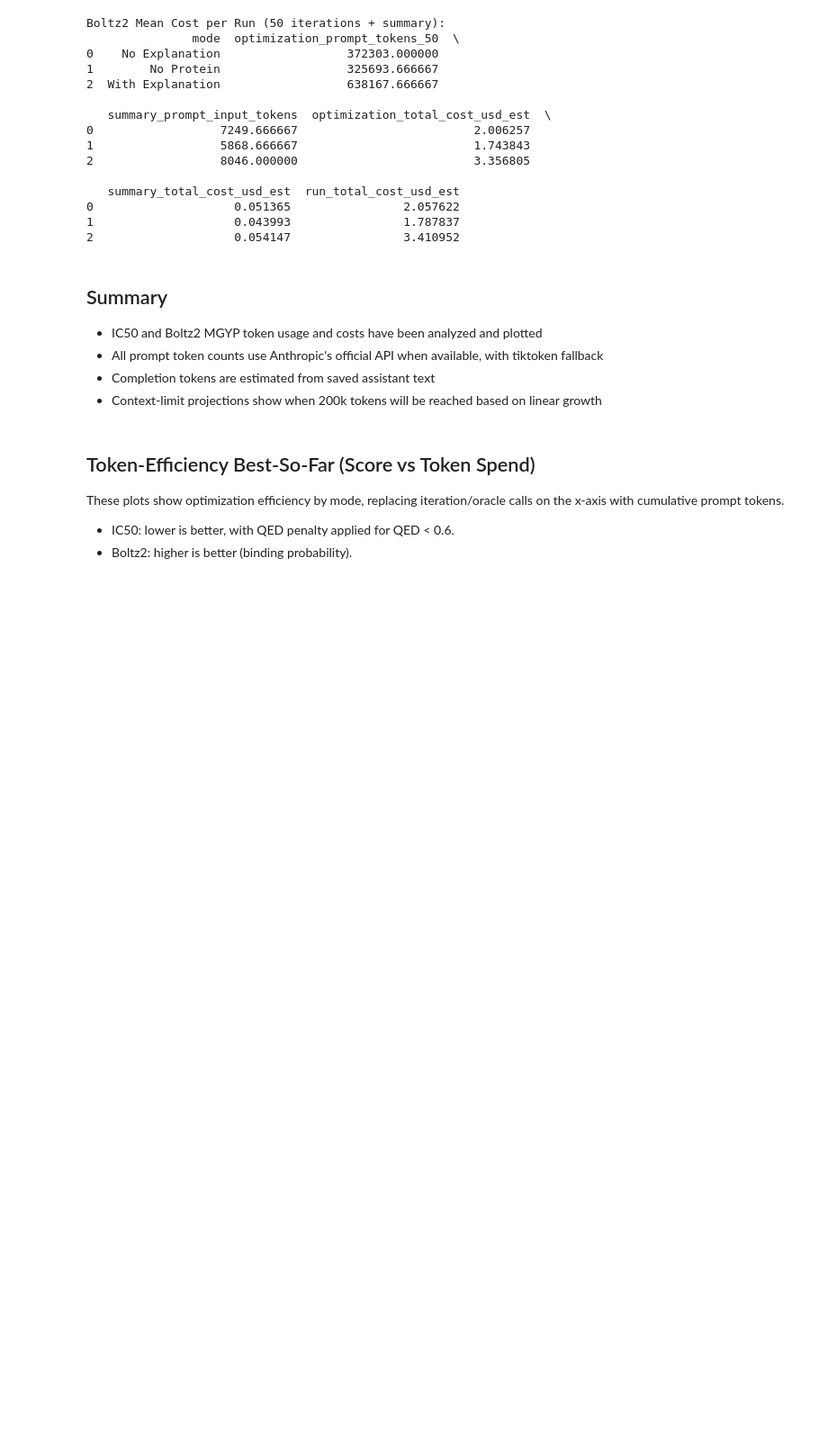
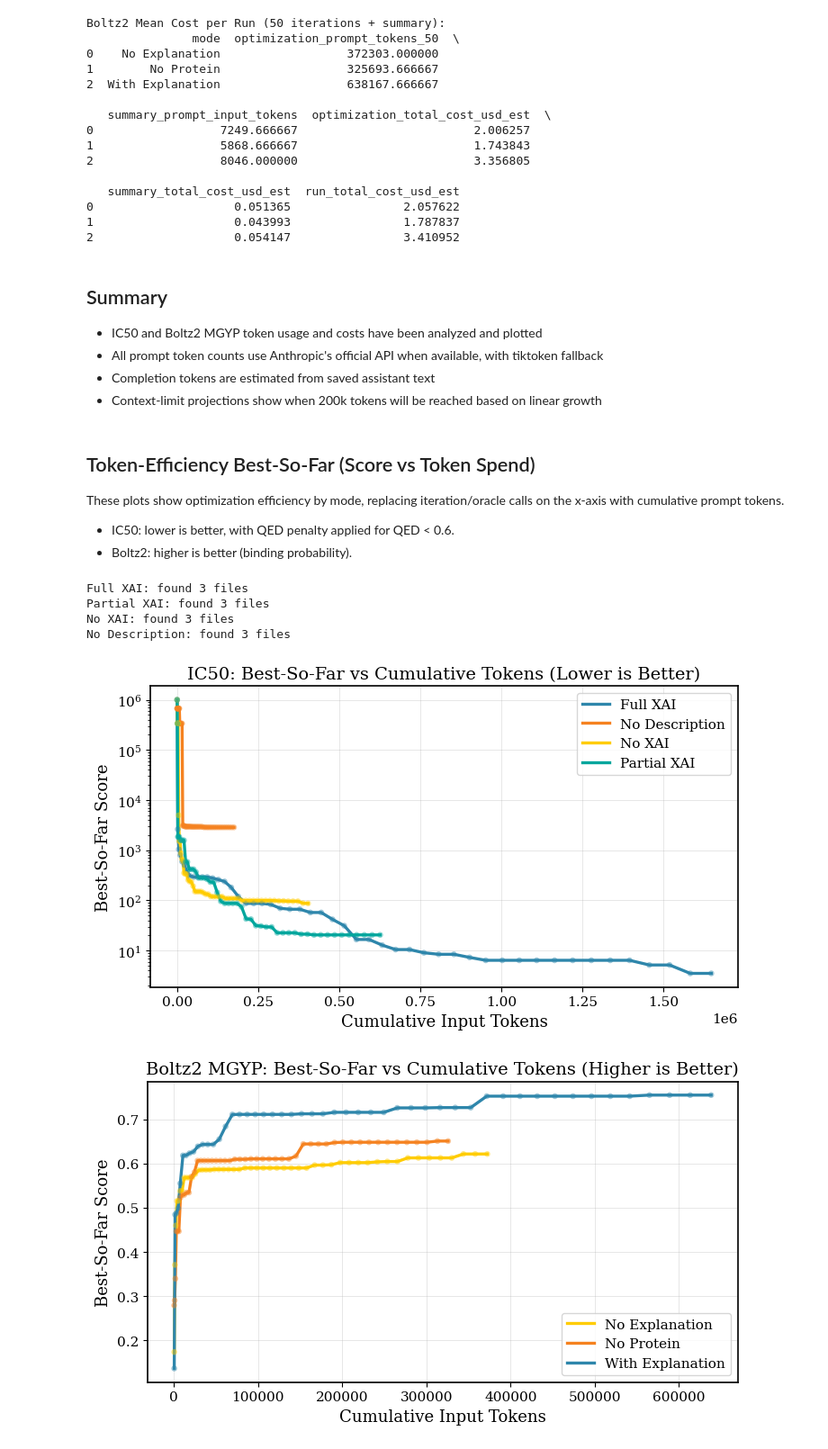
Before and after one commit to FabianKruger/molecule-optimization-agent, a Jupyter notebook: analysis/paper/ic50mpro_qed_boltz2_token_usage.ipynb, the cells around one changed output. Shown at 90% size. Saved outputs shown, nothing was run; the diff lists cells and outputs as text; code cells hidden in the pictures; blank space fills up the shorter version.

```diff
--- a/analysis/paper/ic50mpro_qed_boltz2_token_usage.ipynb
+++ b/analysis/paper/ic50mpro_qed_boltz2_token_usage.ipynb
@@ -555,6 +556,8 @@ def best_so_far_vs_tokens(
     title: str,
     higher_is_better: bool,
     fig_name: str,
+    log_y: bool = False,
+    marker_alpha: float = 0.45,
 ) -> pd.DataFrame:
     work = df[df["iteration"] <= MAX_ITERATIONS_FOR_COST].copy()
     work = work.sort_values(["mode", "run_id", "iteration"])
@@ -583,6 +586,22 @@ def best_so_far_vs_tokens(
         linewidth=2.4,
         ax=ax,
     )
+
+    # Add semi-transparent markers so iteration-wise progression is visible.
+    for mode, mode_df in curve.groupby("mode", sort=False):
+        ax.scatter(
+            mode_df["cumulative_tokens_mean"],
+            mode_df["best_so_far_mean"],
+            s=22,
+            alpha=marker_alpha,
+            color=mode_colors.get(mode),
+            edgecolors="none",
+            zorder=3,
+        )
+
+    if log_y:
+        ax.set_yscale("log")
+
     ax.set_xlabel("Cumulative Input Tokens")
     ax.set_ylabel("Best-So-Far Score")
     ax.set_title(title)
@@ -598,30 +617,38 @@ def best_so_far_vs_tokens(
 # Recompute iter/runs with updated score extraction helpers.
 ic50_run_specs = build_ic50_run_specs()
 ic50_iter_df, ic50_runs_df = process_run_list(ic50_run_specs, counter)
 boltz2_run_specs = build_boltz2_run_specs()
 boltz2_iter_df, boltz2_runs_df = process_run_list(boltz2_run_specs, counter)
 
 # Fill missing scores before best-so-far calculation.
 ic50_iter_df["trace_score_effective_ic50"] = ic50_iter_df["trace_score_effective_ic50"].fillna(QED_PENALTY_IC50)
 boltz2_iter_df["trace_score_raw"] = boltz2_iter_df["trace_score_raw"].fillna(0.0)
 
 ic50_eff_curve = best_so_far_vs_tokens(
     df=ic50_iter_df,
     score_col="trace_score_effective_ic50",
     mode_colors=IC50_MODE_COLORS,
     title="IC50: Best-So-Far vs Cumulative Tokens (Lower is Better)",
     higher_is_better=False,
     fig_name="ic50_best_so_far_vs_tokens.pdf",
+    log_y=True,
 )
 
 boltz2_eff_curve = best_so_far_vs_tokens(
     df=boltz2_iter_df,
     score_col="trace_score_raw",
     mode_colors=BOLTZ2_MODE_COLORS,
     title="Boltz2 MGYP: Best-So-Far vs Cumulative Tokens (Higher is Better)",
     higher_is_better=True,
     fig_name="boltz2_best_so_far_vs_tokens.pdf",
 )
 
 display(ic50_eff_curve.head(10))
 display(boltz2_eff_curve.head(10))
+# %% [output]
+Full XAI: found 3 files
+Partial XAI: found 3 files
+No XAI: found 3 files
+No Description: found 3 files
+[figure, added]
+[figure, added]
```
Also changed, not shown: parts of 6 cells of this notebook, 3 other files.
